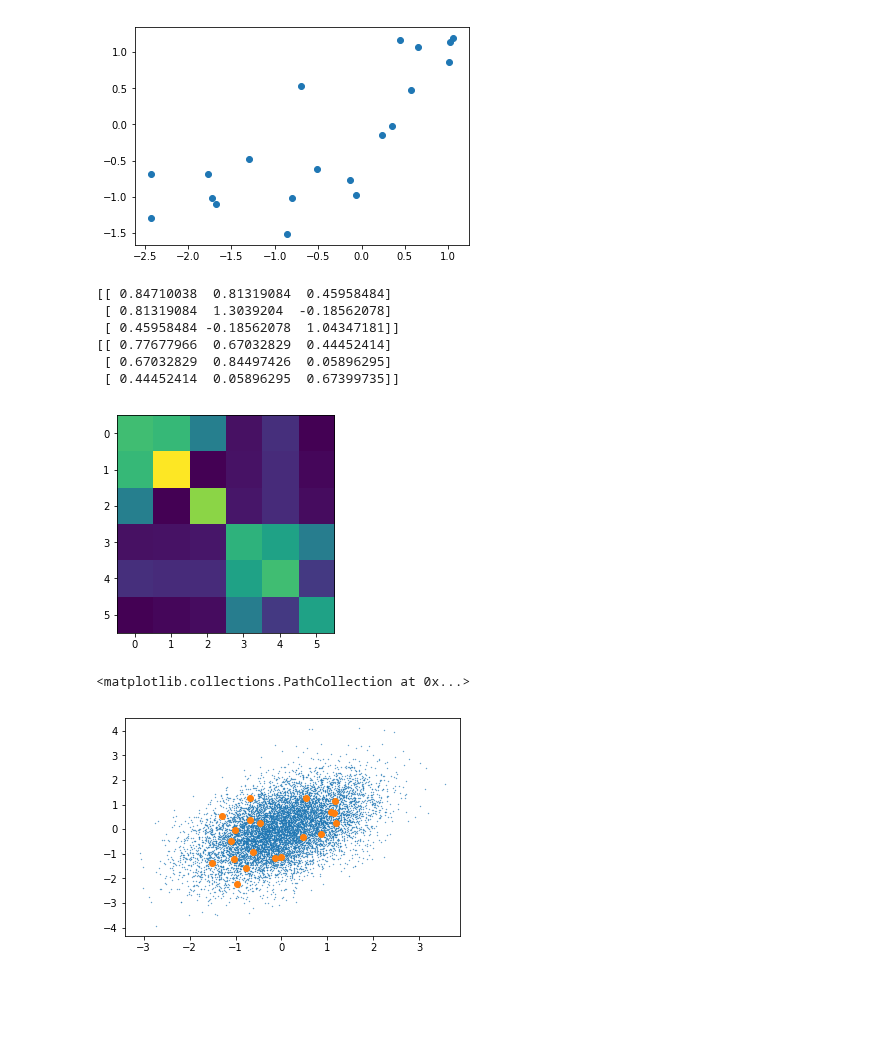
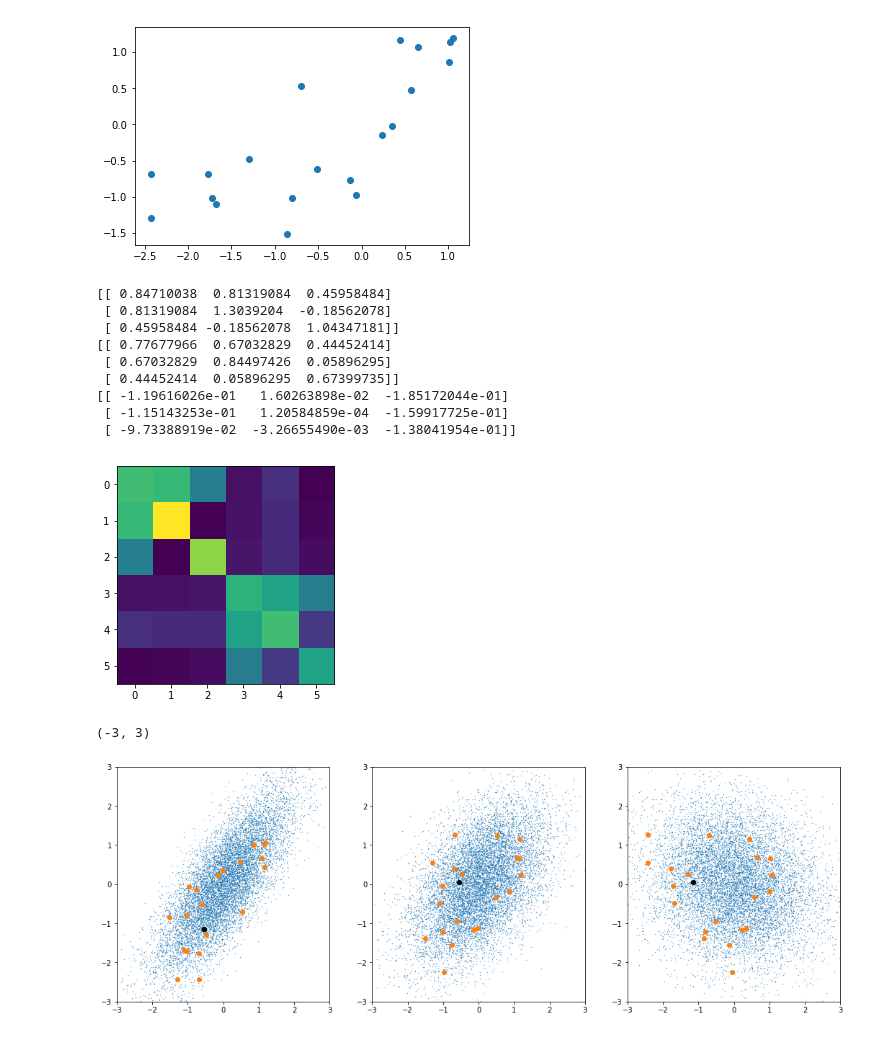
Before and after one commit to astroandes/SatelliteShapeLG, a Jupyter notebook: code/covariances.ipynb, the cells around one changed output. Cells and saved outputs as stored; diff of their text form; code cells hidden in the pictures; blank space fills up the shorter version.

```diff
--- a/code/covariances.ipynb
+++ b/code/covariances.ipynb
@@ -135,6 +159,7 @@ data_mean = np.zeros(2*n_fields)
 plt.imshow(data_cov.T)
 print(data_cov[0:3, 0:3])
 print(data_cov[3:6, 3:6])
+print(data_cov[0:3, 3:6])
 # %% [output]
 [[ 0.84710038  0.81319084  0.45958484]
  [ 0.81319084  1.3039204  -0.18562078]
@@ -142,13 +167,7 @@ print(data_cov[3:6, 3:6])
 [[ 0.77677966  0.67032829  0.44452414]
  [ 0.67032829  0.84497426  0.05896295]
  [ 0.44452414  0.05896295  0.67399735]]
+[[ -1.19616026e-01   1.60263898e-02  -1.85172044e-01]
+ [ -1.15143253e-01   1.20584859e-04  -1.59917725e-01]
+ [ -9.73388919e-02  -3.26655490e-03  -1.38041954e-01]]
 [figure]
-# %%
-plt.scatter(data_random[:,0], data_random[:,2], s=0.1)
-plt.scatter(data[0,:], data[2,:])
-plt.subplot
-plt.scatter(data_random[:,0], data_random[:,2], s=0.1)
-plt.scatter(data[0,:], data[2,:])
-# %% [output]
-<matplotlib.collections.PathCollection at 0x...>
-[figure, removed]
@@ -154,0 +176,30 @@ plt.scatter(data[0,:], data[2,:])
+# %%
+plt.figure(figsize=(18,6))
+
+
+plt.subplot(131)
+plt.scatter(data_random[:,0], data_random[:,1], s=0.1)
+plt.scatter(data[0,:], data[1,:])
+plt.scatter(data_obs[0,:], data_obs[1,:], c='black', s=40.0)
+plt.xlim([-3,3])
+plt.ylim([-3,3])
+
+plt.subplot(132)
+plt.scatter(data_random[:,0], data_random[:,2], s=0.1)
+plt.scatter(data[0,:], data[2,:])
+plt.scatter(data_obs[0,:], data_obs[2,:], c='black', s=40.0)
+plt.xlim([-3,3])
+plt.ylim([-3,3])
+
+
+
+plt.subplot(133)
+plt.scatter(data_random[:,1], data_random[:,2], s=0.1)
+plt.scatter(data[1,:], data[2,:])
+plt.scatter(data_obs[1,:], data_obs[2,:], c='black', s=40.0)
+
+plt.xlim([-3,3])
+plt.ylim([-3,3])
+# %% [output]
+(-3, 3)
+[figure, added]
```
Also changed, not shown: parts of 6 cells of this notebook.
